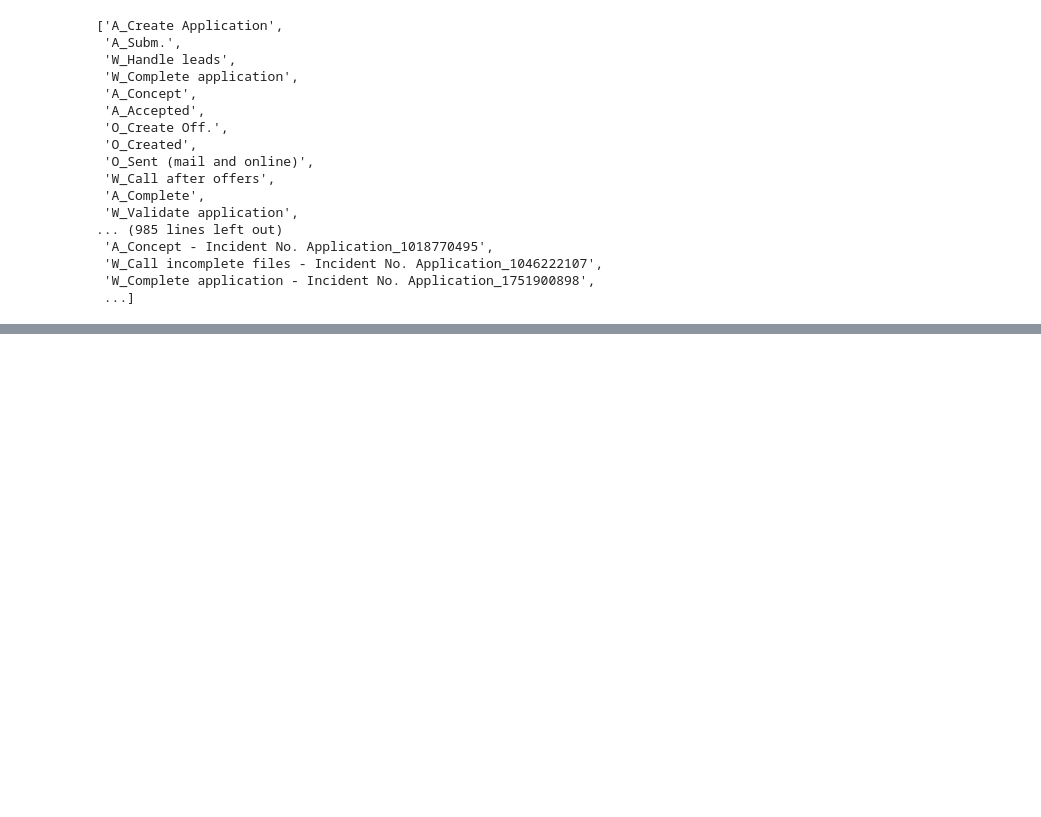
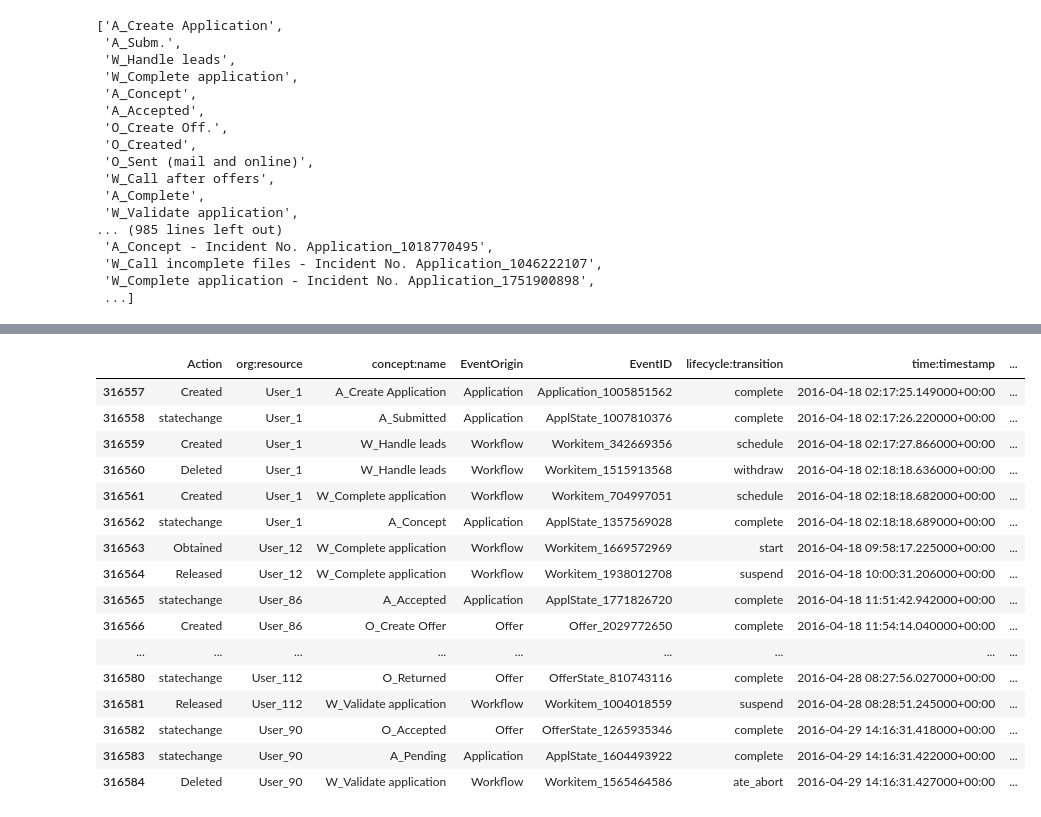
Before and after one commit to felix00112/ProM-Assignment-Group-C, a Jupyter notebook: notebooks/polluter_script.ipynb, the cells around one changed output, grey strips where cells are left out. Saved outputs shown, nothing was run; the diff lists cells and outputs as text; code cells hidden in the pictures; blank space fills up the shorter version.

```diff
--- a/notebooks/polluter_script.ipynb
+++ b/notebooks/polluter_script.ipynb
@@ -270,0 +463,21 @@ After that execute the last cells below.
+# %%
+test_raw = df[df["case:concept:name"]=='Application_1005851562'].sort_values(by=["case:concept:name", "time:timestamp"])
+test_raw
+# %% [output]
+|  | Action | org:resource | concept:name | EventOrigin | EventID | lifecycle:transition | time:timestamp | ... |
+| 316557 | Created | User_1 | A_Create Application | Application | Application_1005851562 | complete | 2016-04-18 02:17:25.149000+00:00 | ... |
+| 316558 | statechange | User_1 | A_Submitted | Application | ApplState_1007810376 | complete | 2016-04-18 02:17:26.220000+00:00 | ... |
+| 316559 | Created | User_1 | W_Handle leads | Workflow | Workitem_342669356 | schedule | 2016-04-18 02:17:27.866000+00:00 | ... |
+| 316560 | Deleted | User_1 | W_Handle leads | Workflow | Workitem_1515913568 | withdraw | 2016-04-18 02:18:18.636000+00:00 | ... |
+| 316561 | Created | User_1 | W_Complete application | Workflow | Workitem_704997051 | schedule | 2016-04-18 02:18:18.682000+00:00 | ... |
+| 316562 | statechange | User_1 | A_Concept | Application | ApplState_1357569028 | complete | 2016-04-18 02:18:18.689000+00:00 | ... |
+| 316563 | Obtained | User_12 | W_Complete application | Workflow | Workitem_1669572969 | start | 2016-04-18 09:58:17.225000+00:00 | ... |
+| 316564 | Released | User_12 | W_Complete application | Workflow | Workitem_1938012708 | suspend | 2016-04-18 10:00:31.206000+00:00 | ... |
+| 316565 | statechange | User_86 | A_Accepted | Application | ApplState_1771826720 | complete | 2016-04-18 11:51:42.942000+00:00 | ... |
+| 316566 | Created | User_86 | O_Create Offer | Offer | Offer_2029772650 | complete | 2016-04-18 11:54:14.040000+00:00 | ... |
+| ... | ... | ... | ... | ... | ... | ... | ... | ... |
+| 316580 | statechange | User_112 | O_Returned | Offer | OfferState_810743116 | complete | 2016-04-28 08:27:56.027000+00:00 | ... |
+| 316581 | Released | User_112 | W_Validate application | Workflow | Workitem_1004018559 | suspend | 2016-04-28 08:28:51.245000+00:00 | ... |
+| 316582 | statechange | User_90 | O_Accepted | Offer | OfferState_1265935346 | complete | 2016-04-29 14:16:31.418000+00:00 | ... |
+| 316583 | statechange | User_90 | A_Pending | Application | ApplState_1604493922 | complete | 2016-04-29 14:16:31.422000+00:00 | ... |
+| 316584 | Deleted | User_90 | W_Validate application | Workflow | Workitem_1565464586 | ate_abort | 2016-04-29 14:16:31.427000+00:00 | ... |
```
Also changed, not shown: parts of 24 cells of this notebook.
